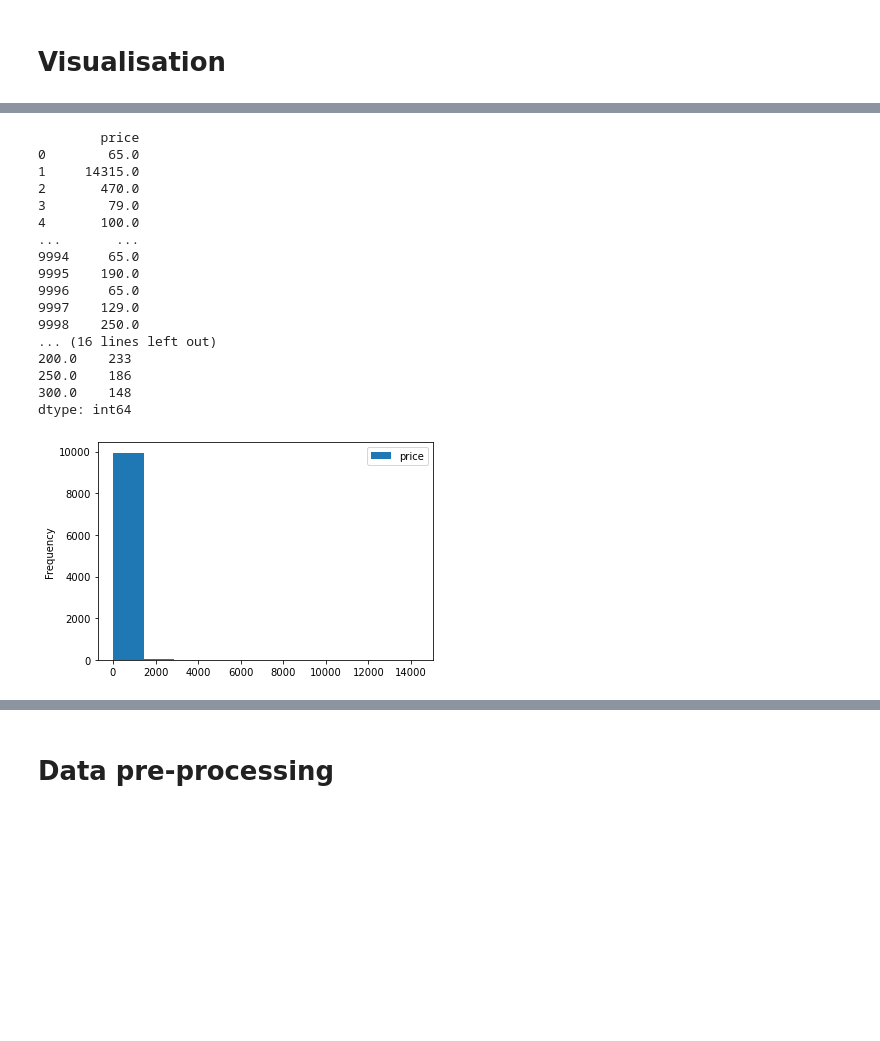
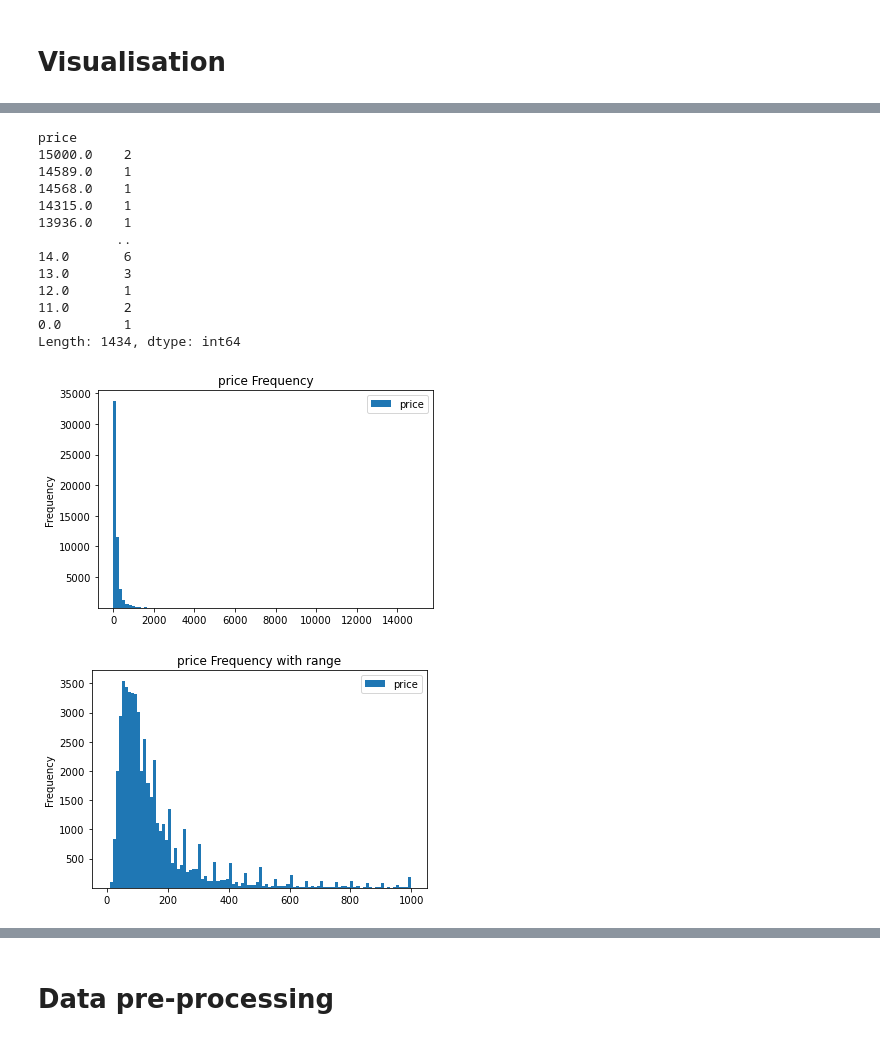
Before and after one commit to kairsato/DataMining_Airbnb, a Jupyter notebook: Main.ipynb, the cells around one changed output, grey strips where cells are left out. Drawn from its saved outputs; the diff is of its cells as text; code cells hidden in the pictures; blank space fills up the shorter version.

Commit message:
Added all visualations sections

```diff
--- a/Main.ipynb
+++ b/Main.ipynb
@@ -3,6 +3,7 @@
 # %%
 import pandas as pd
 
-df = pd.read_csv("combined_listings.csv")
+
+df = pd.read_csv("combined_listings2.csv")
 # %% [markdown]
 # Visualisation
@@ -9,36 +48,35 @@ df = pd.read_csv("combined_listings.csv")
 # %%
-import numpy as np
+temp = df[['price']].copy()
 
 
-
-temp = df[['price']].copy()
-
+temp = temp.dropna(subset=['price'])
 temp['price'] = temp['price'].replace('[\$,]', '', regex=True).astype(float)
 
-print(temp)
+print(temp.value_counts().sort_index(ascending=False))
 
-temp.plot.hist('price')
+temp.plot.hist(bins=100, bottom=0.01,title='price Frequency')
 
-print(temp.value_counts().head(16).sort_index())
+plt.show()
+
+temp.plot.hist(bins=100, bottom=0.01,title='price Frequency with range',range=(0,1000))
+
+plt.show()
 # %% [output]
-        price
-0        65.0
-1     14315.0
-2       470.0
-3        79.0
-4       100.0
-...       ...
-9994     65.0
-9995    190.0
-9996     65.0
-9997    129.0
-9998    250.0
-... (16 lines left out)
-200.0    233
-250.0    186
-300.0    148
-dtype: int64
+price
+15000.0    2
+14589.0    1
+14568.0    1
+14315.0    1
+13936.0    1
+          ..
+14.0       6
+13.0       3
+12.0       1
+11.0       2
+0.0        1
+Length: 1434, dtype: int64
-[figure, old version]
+[figure, new version]
+[figure, added]
 # %%
 #Location
 temp2 = df[['latitude','longitude','location']].copy()
```
Also changed, not shown: parts of 5 cells of this notebook.
